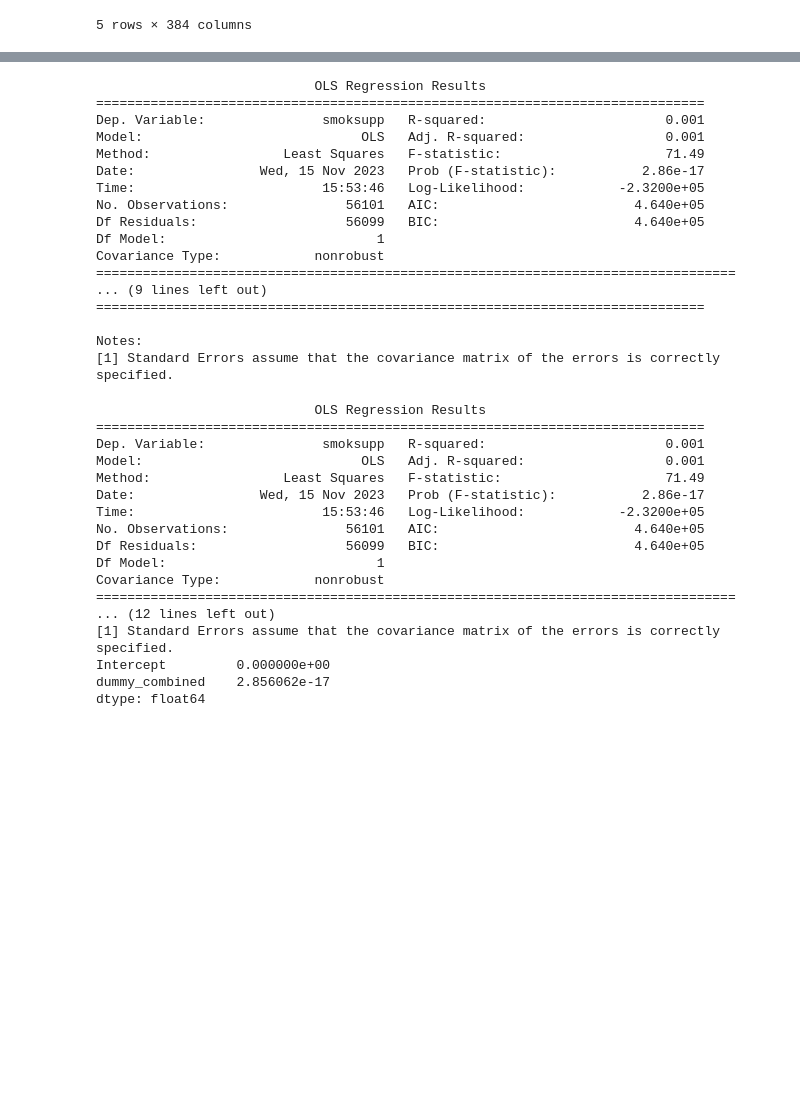
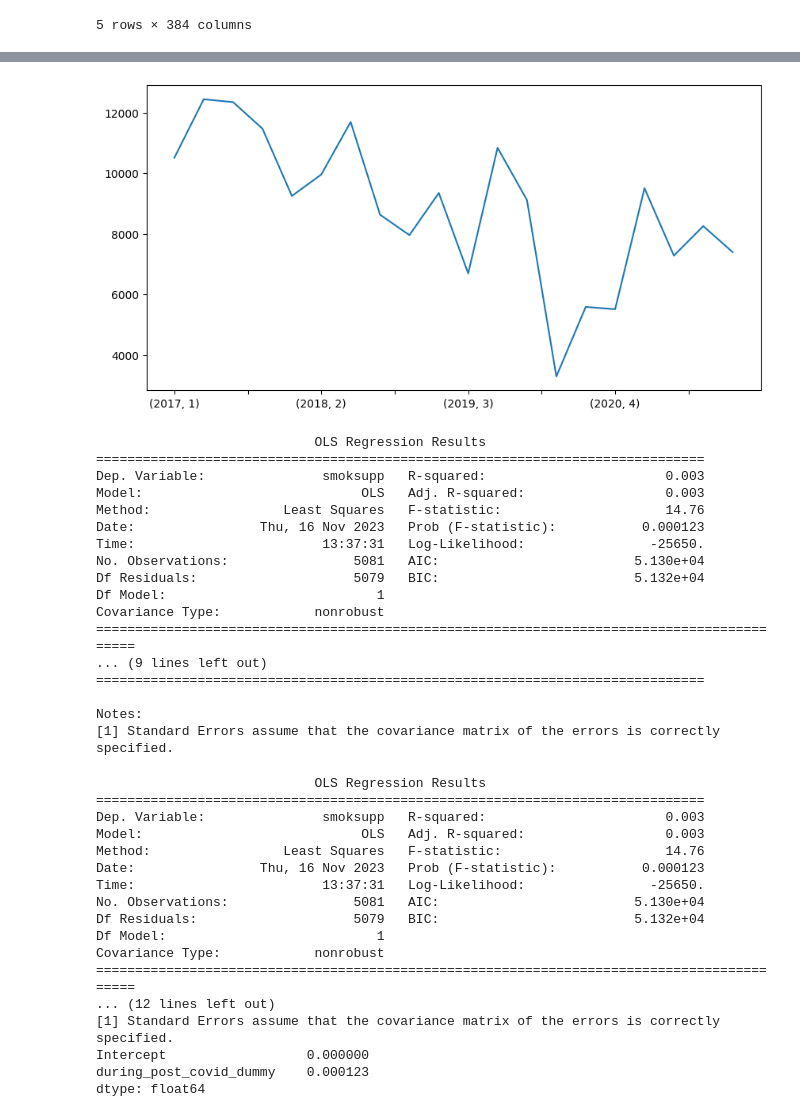
Before and after one commit to smokepm/Tobacco-Expenditure-Survey-Project, a Jupyter notebook: proj_2.ipynb, the cells around one changed output, grey strips where cells are left out. Cells and saved outputs as stored; diff of their text form; code cells hidden in the pictures; blank space fills up the shorter version.

```diff
--- a/proj_2.ipynb
+++ b/proj_2.ipynb
@@ -267,46 +285,52 @@ Text(0, 0.5, 'Sum of Tobacco Expenditures')
+# %%
+plt.figure(figsize=(10,5))
+df_grouped11.plot()
+plt.show()
+# %% [output]
+[figure, added]
 # %%
-reg_0 = smf.ols(formula = "smoksupp ~ dummy_combined", data=df)
+reg_0 = smf.ols(formula = "smoksupp ~ during_post_covid_dummy", data=df)
 results = reg_0.fit()
 print(results.summary())
 # %% [output]
                             OLS Regression Results
 ==============================================================================
-Dep. Variable:               smoksupp   R-squared:                       0.001
-Model:                            OLS   Adj. R-squared:                  0.001
-Method:                 Least Squares   F-statistic:                     71.49
-Date:                Wed, 15 Nov 2023   Prob (F-statistic):           2.86e-17
-Time:                        15:53:46   Log-Likelihood:            -2.3200e+05
-No. Observations:               56101   AIC:                         4.640e+05
-Df Residuals:                   56099   BIC:                         4.640e+05
+Dep. Variable:               smoksupp   R-squared:                       0.003
+Model:                            OLS   Adj. R-squared:                  0.003
+Method:                 Least Squares   F-statistic:                     14.76
+Date:                Thu, 16 Nov 2023   Prob (F-statistic):           0.000123
+Time:                        13:37:31   Log-Likelihood:                -25650.
+No. Observations:                5081   AIC:                         5.130e+04
+Df Residuals:                    5079   BIC:                         5.132e+04
 Df Model:                           1
 Covariance Type:            nonrobust
-==================================================================================
+===========================================================================================
 ... (9 lines left out)
 ==============================================================================
 
 Notes:
 [1] Standard Errors assume that the covariance matrix of the errors is correctly specified.
 # %%
-reg_1 = smf.ols(formula = "smoksupp ~ condition4", data=df)
+reg_1 = smf.ols(formula = "smoksupp ~ during_post_covid", data=df)
 results = reg_0.fit()
 print(results.summary())
 print(results.pvalues)
 # %% [output]
                             OLS Regression Results
 ==============================================================================
-Dep. Variable:               smoksupp   R-squared:                       0.001
-Model:                            OLS   Adj. R-squared:                  0.001
-Method:                 Least Squares   F-statistic:                     71.49
-Date:                Wed, 15 Nov 2023   Prob (F-statistic):           2.86e-17
-Time:                        15:53:46   Log-Likelihood:            -2.3200e+05
-No. Observations:               56101   AIC:                         4.640e+05
-Df Residuals:                   56099   BIC:                         4.640e+05
+Dep. Variable:               smoksupp   R-squared:                       0.003
+Model:                            OLS   Adj. R-squared:                  0.003
+Method:                 Least Squares   F-statistic:                     14.76
+Date:                Thu, 16 Nov 2023   Prob (F-statistic):           0.000123
+Time:                        13:37:31   Log-Likelihood:                -25650.
+No. Observations:                5081   AIC:                         5.130e+04
+Df Residuals:                    5079   BIC:                         5.132e+04
 Df Model:                           1
 Covariance Type:            nonrobust
-==================================================================================
+===========================================================================================
 ... (12 lines left out)
 [1] Standard Errors assume that the covariance matrix of the errors is correctly specified.
-Intercept         0.000000e+00
-dummy_combined    2.856062e-17
+Intercept                  0.000000
+during_post_covid_dummy    0.000123
 dtype: float64
 # %%
```
Also changed, not shown: parts of 19 cells of this notebook.
